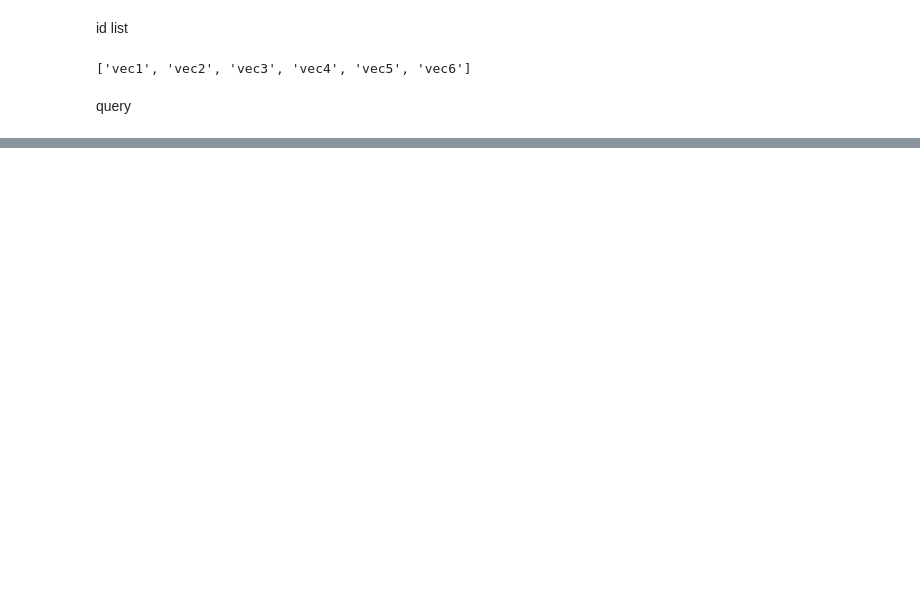
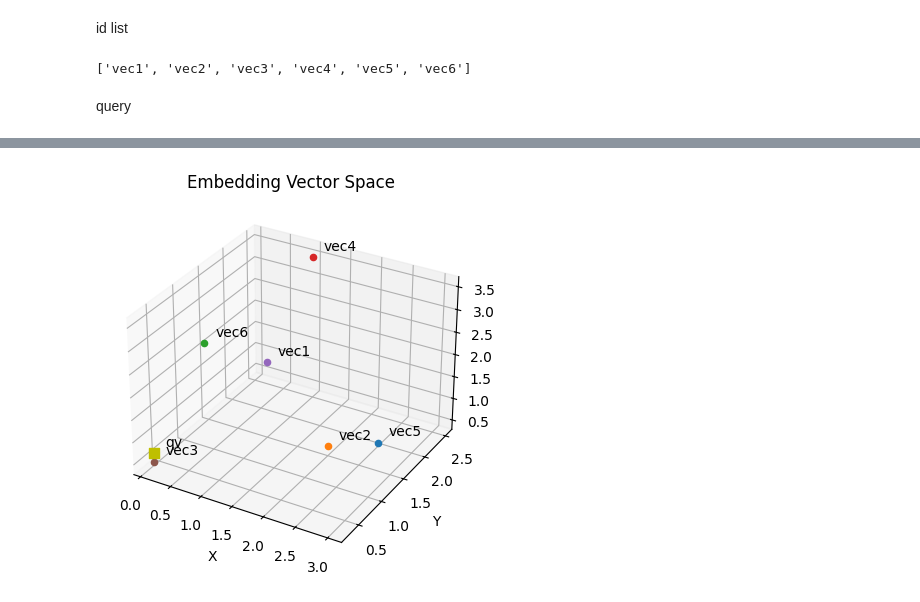
Before and after one commit to damdam1219/lg_project, a Jupyter notebook: prompting/12.vecterdb_test.ipynb, the cells around one changed output, grey strips where cells are left out. Drawn from its saved outputs; the diff is of its cells as text; code cells hidden in the pictures; blank space fills up the shorter version.

```diff
--- a/prompting/12.vecterdb_test.ipynb
+++ b/prompting/12.vecterdb_test.ipynb
@@ -142,0 +146,3 @@ response
+# %%
+for vid, v in resp.vectors.items():
+    vid, v.values
@@ -142,0 +153,7 @@ response
+# %%
+
+for id_page in index.list(namespace=ns):
+  print('*',id_page)
+  resp = index.fetch(ids=id_page, namespace=ns)
+  for vid, v in resp.vectors.items():
+    print(vid, v.values)
@@ -142,0 +170,6 @@ response
+# %%
+ids = list(resp.vectors.keys())
+values = [vec.values for vec in resp.vectors.values()]
+# %%
+ids.append('qv')
+values.append([0.1,0.3,0.7])
@@ -142,0 +198,28 @@ response
+# %%
+import matplotlib.pyplot as plt
+
+# 3D 플롯을 생성합니다.
+fig = plt.figure()
+ax = fig.add_subplot(111, projection='3d')
+
+# 각 벡터의 ID와 값을 사용하여 3D 공간에 점을 그립니다.
+for i, id in enumerate(ids):
+    if id == "qv":
+        # 쿼리 벡터는 노란색 사각형으로 표시합니다.
+        ax.scatter(values[i][0], values[i][1], values[i][2], label=id, color='y', s=50, marker='s')
+        ax.text(values[i][0] + 0.1, values[i][1] + 0.1, values[i][2] + 0.1, id)
+    else:
+        # 나머지 벡터는 기본 색상으로 표시합니다.
+        ax.scatter(values[i][0], values[i][1], values[i][2], label=id)
+        ax.text(values[i][0] + 0.1, values[i][1] + 0.1, values[i][2] + 0.1, id)
+
+# 축 레이블과 제목을 설정합니다.
+ax.set_xlabel('X')
+ax.set_ylabel('Y')
+ax.set_zlabel('Z')
+ax.set_title('Embedding Vector Space')
+
+# 플롯을 표시합니다.
+plt.show()
+# %% [output]
+[figure, added]
```
Also changed, not shown: parts of 31 cells of this notebook, 1 other file.
